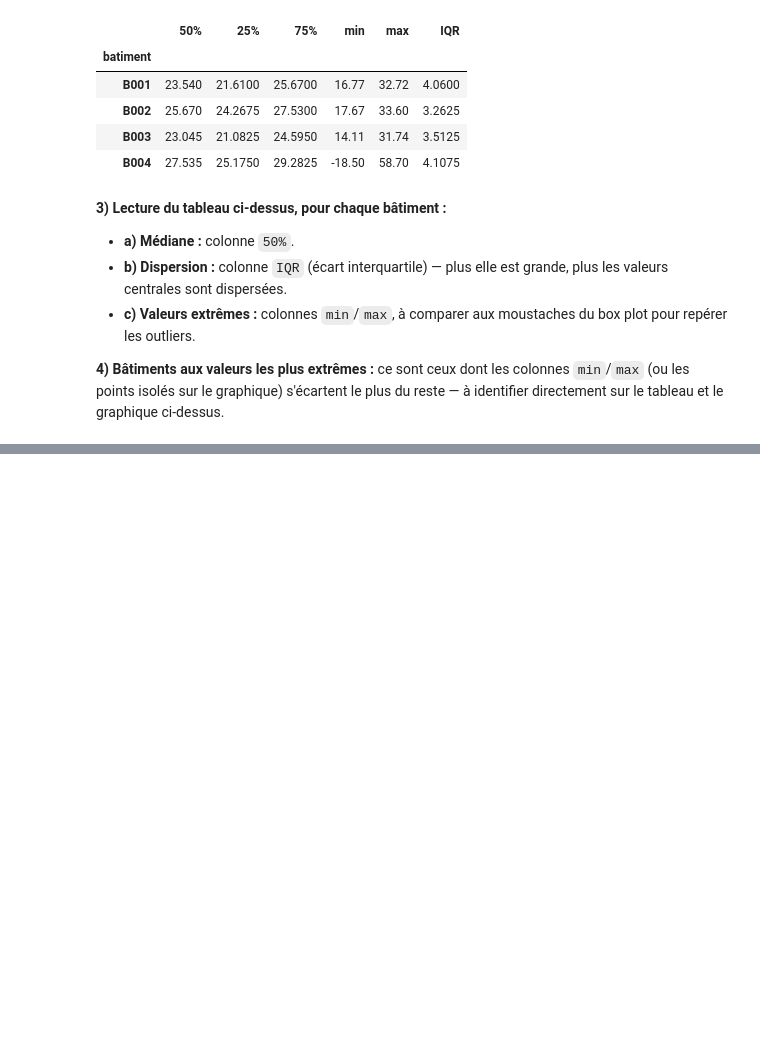
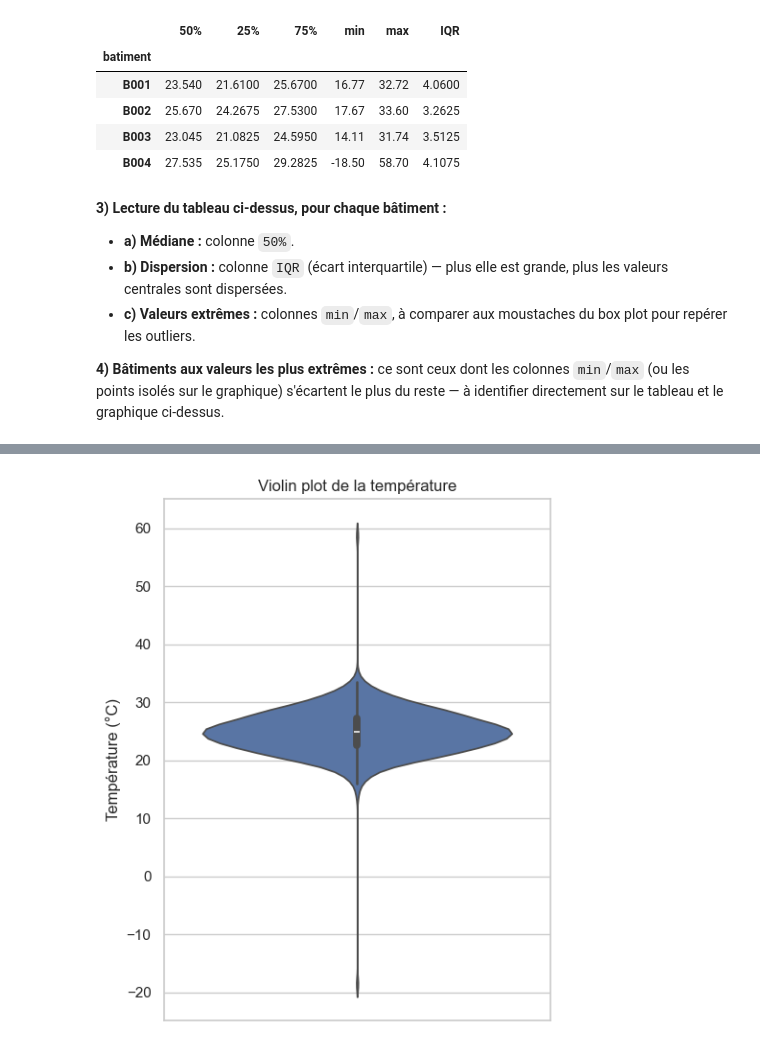
Before and after one commit to harounambaye/Seaborn_Iot_Analysis, a Jupyter notebook: notebooks/Seaborn_Iot_Analysis.ipynb, the cells around one changed output, grey strips where cells are left out. Cells and saved outputs as stored; diff of their text form; code cells hidden in the pictures; blank space fills up the shorter version.

Commit message:
Partie 4 : Distribution d'une variable avec violinplot()

```diff
--- a/notebooks/Seaborn_Iot_Analysis.ipynb
+++ b/notebooks/Seaborn_Iot_Analysis.ipynb
@@ -182,0 +187,10 @@ resume_batiment
+# %%
+# 1) Distribution de la température (ensemble du dataset)
+plt.figure(figsize=(5, 6))
+sns.violinplot(data=df, y="temperature")
+plt.title("Violin plot de la température")
+plt.ylabel("Température (°C)")
+plt.tight_layout()
+plt.show()
+# %% [output]
+[figure, added]
```
Also changed, not shown: parts of 3 cells of this notebook.
